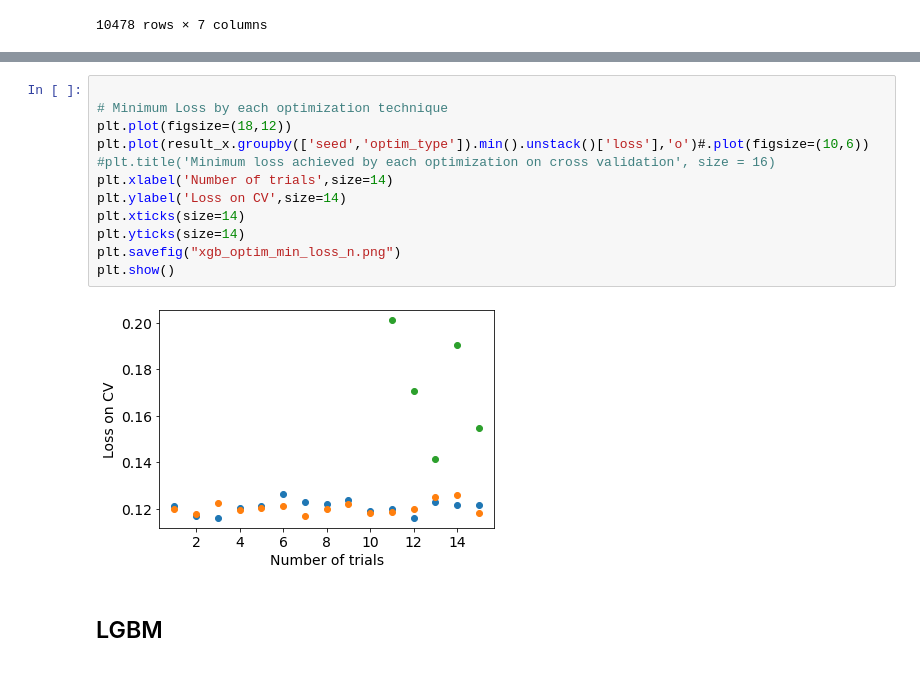
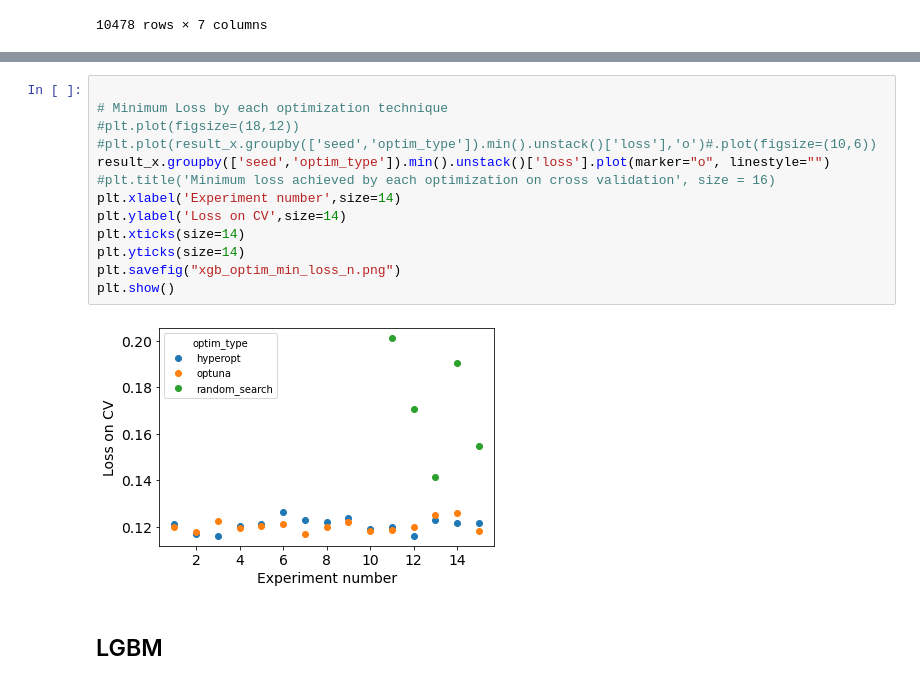
Before and after one commit to Birkamal/statistical_analysis, a Jupyter notebook: project_analysis.ipynb, the cells around one changed output, grey strips where cells are left out. Saved outputs shown, nothing was run; the diff lists cells and outputs as text.

```diff
--- a/project_analysis.ipynb
+++ b/project_analysis.ipynb
@@ -114,17 +161,18 @@ result_x
 # %%
 
 # Minimum Loss by each optimization technique
-plt.plot(figsize=(18,12))
-plt.plot(result_x.groupby(['seed','optim_type']).min().unstack()['loss'],'o')#.plot(figsize=(10,6))
+#plt.plot(figsize=(18,12))
+#plt.plot(result_x.groupby(['seed','optim_type']).min().unstack()['loss'],'o')#.plot(figsize=(10,6))
+result_x.groupby(['seed','optim_type']).min().unstack()['loss'].plot(marker="o", linestyle="")
 #plt.title('Minimum loss achieved by each optimization on cross validation', size = 16)
-plt.xlabel('Number of trials',size=14)
+plt.xlabel('Experiment number',size=14)
 plt.ylabel('Loss on CV',size=14)
 plt.xticks(size=14)
 plt.yticks(size=14)
 plt.savefig("xgb_optim_min_loss_n.png")
 plt.show()
 # %% [output]
-[figure, old version]
+[figure, new version]
 # %% [markdown]
 ## LGBM
 # %%
```
Also changed, not shown: parts of 18 cells of this notebook.
